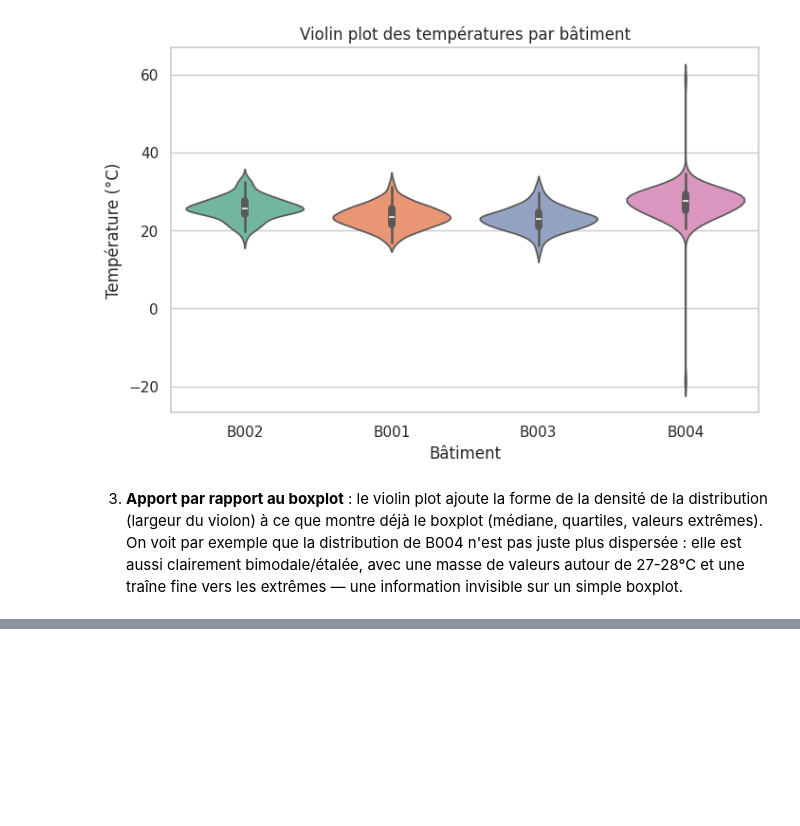
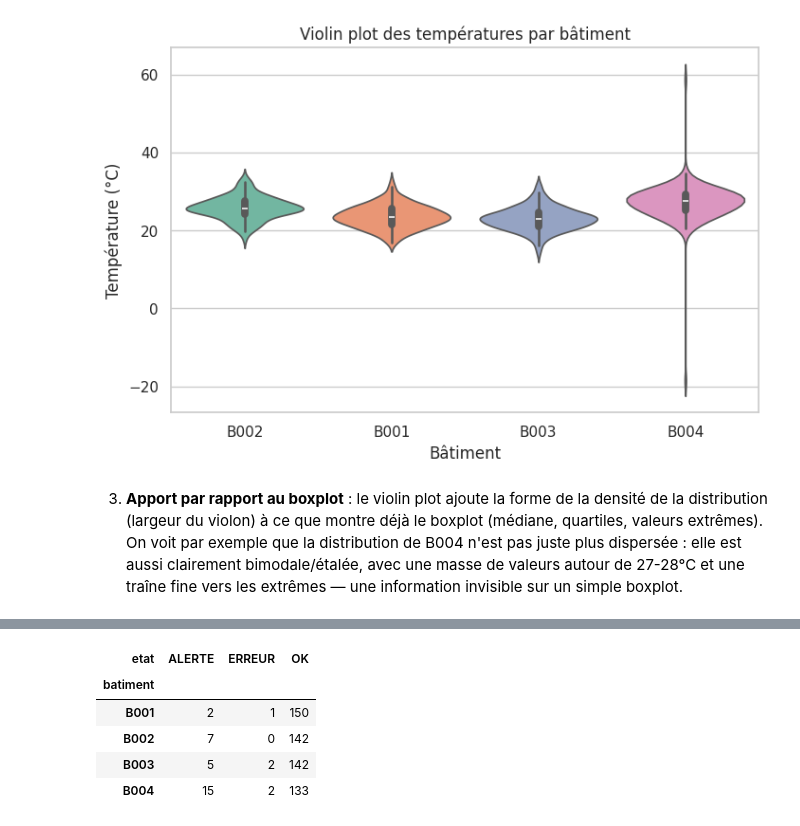
Before and after one commit to Abdoulaye-Diouf/atelier_seaborn_iot, a Jupyter notebook: notebooks/atelier_seaborn_iot.ipynb, the cells around one changed output, grey strips where cells are left out. Cells and saved outputs as stored; diff of their text form; code cells hidden in the pictures; blank space fills up the shorter version.

```diff
--- a/notebooks/atelier_seaborn_iot.ipynb
+++ b/notebooks/atelier_seaborn_iot.ipynb
@@ -247,0 +289,10 @@ plt.show()
+# %%
+repartition_etat = df.groupby(["batiment", "etat"]).size().unstack(fill_value=0)
+repartition_etat
+# %% [output]
+| etat | ALERTE | ERREUR | OK |
+| batiment |  |  |  |
+| B001 | 2 | 1 | 150 |
+| B002 | 7 | 0 | 142 |
+| B003 | 5 | 2 | 142 |
+| B004 | 15 | 2 | 133 |
```
Also changed, not shown: parts of 8 cells of this notebook.
